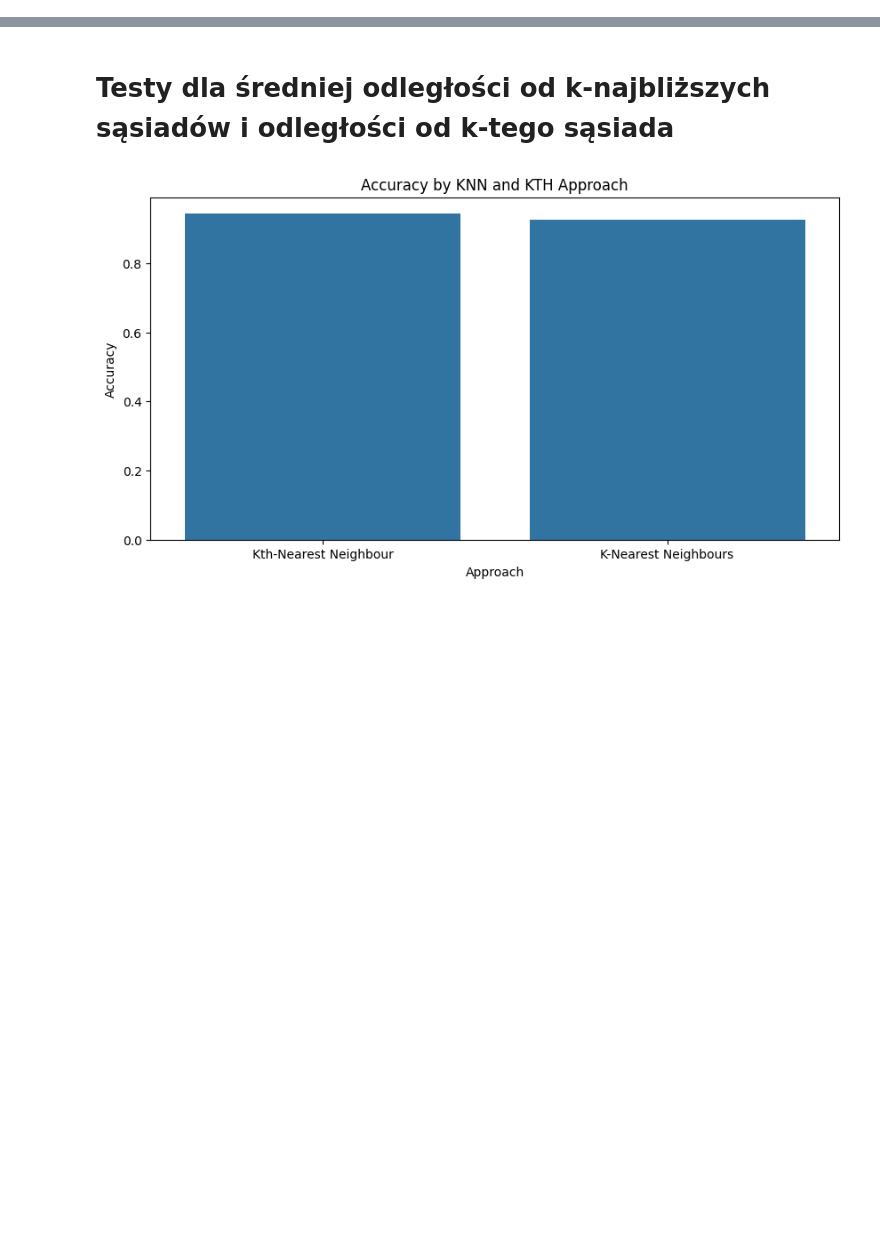
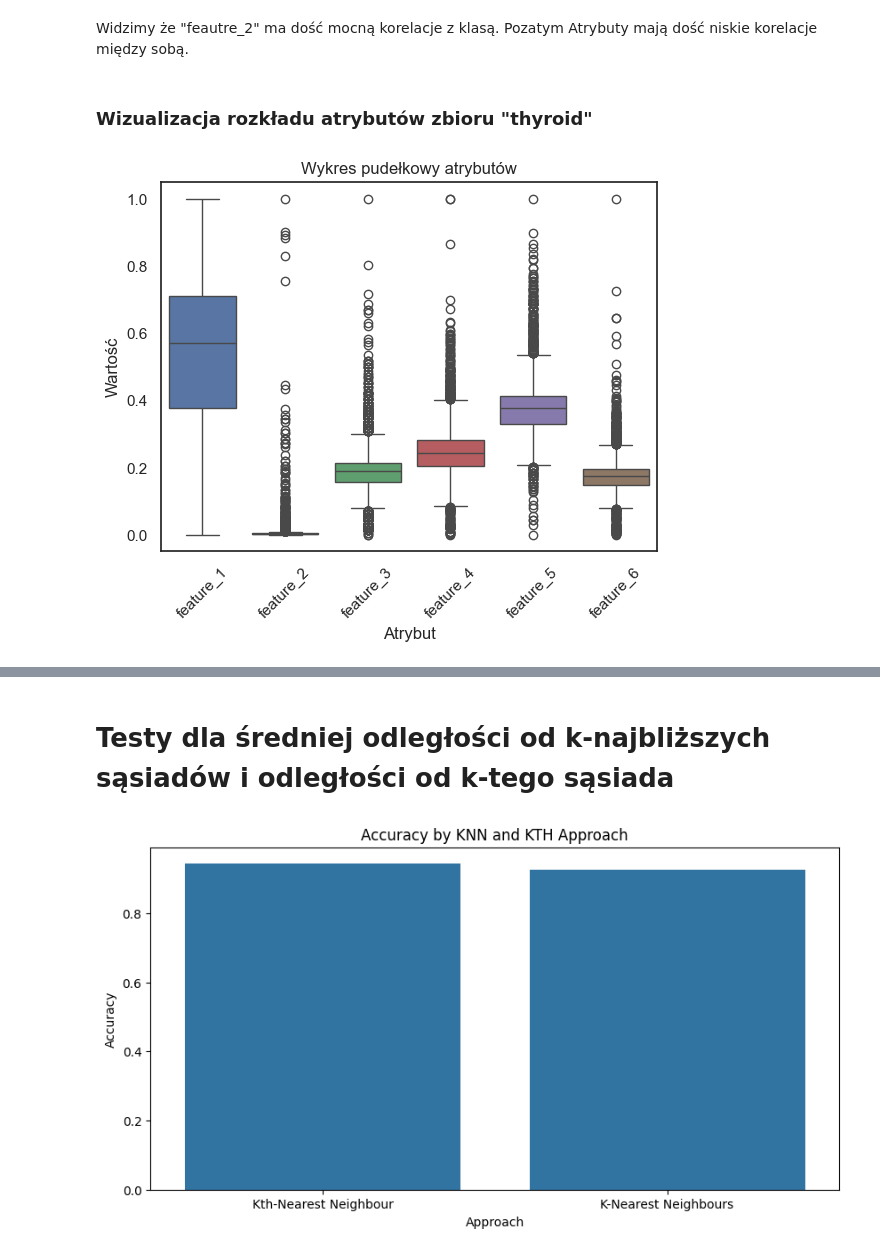
Before and after one commit to kubiakm/ZUM, a Jupyter notebook: knn_tests.ipynb, the cells around one changed output, grey strips where cells are left out. Cells and saved outputs as stored; diff of their text form; code cells hidden in the pictures; blank space fills up the shorter version.

```diff
--- a/knn_tests.ipynb
+++ b/knn_tests.ipynb
@@ -66,0 +60,8 @@ train_for_different_distance_func(X, y, distances)
+# %% [markdown]
+Widzimy że "feautre_2" ma dość mocną korelacje z klasą. Pozatym Atrybuty mają dość niskie korelacje między sobą.
+# %% [markdown]
+### Wizualizacja rozkładu atrybutów zbioru "thyroid"
+# %%
+plotting_functions.plot_feature_dist(thyroid_features)
+# %% [output]
+[figure, added]
```
Also changed, not shown: parts of 50 cells of this notebook, 5 other files.
